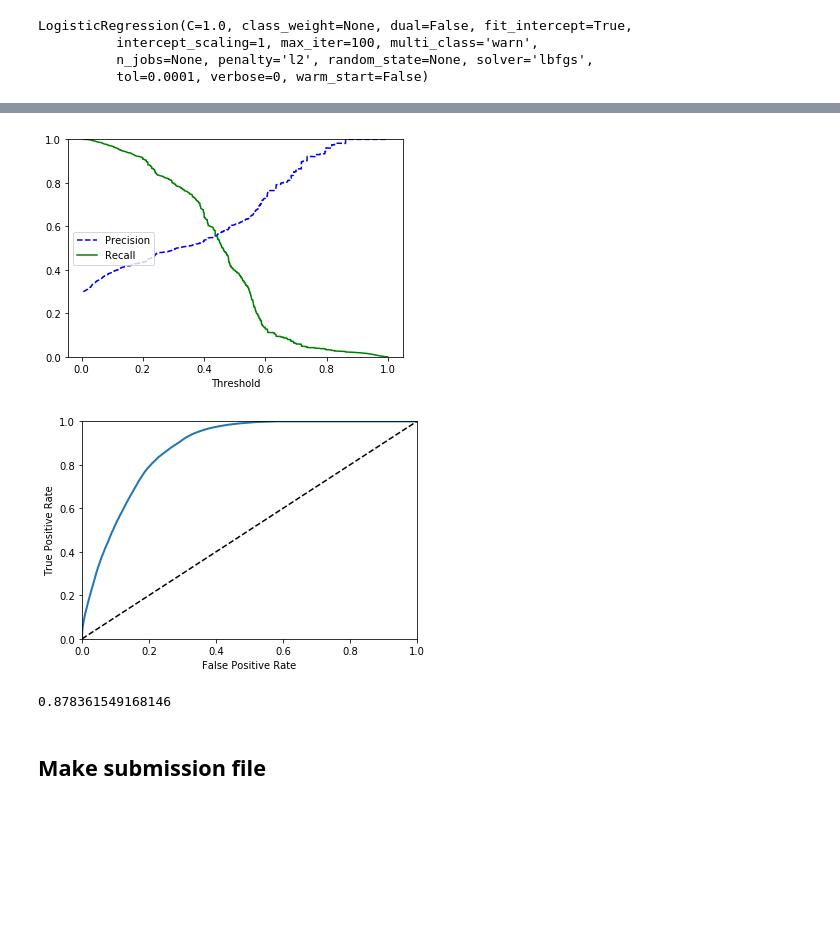
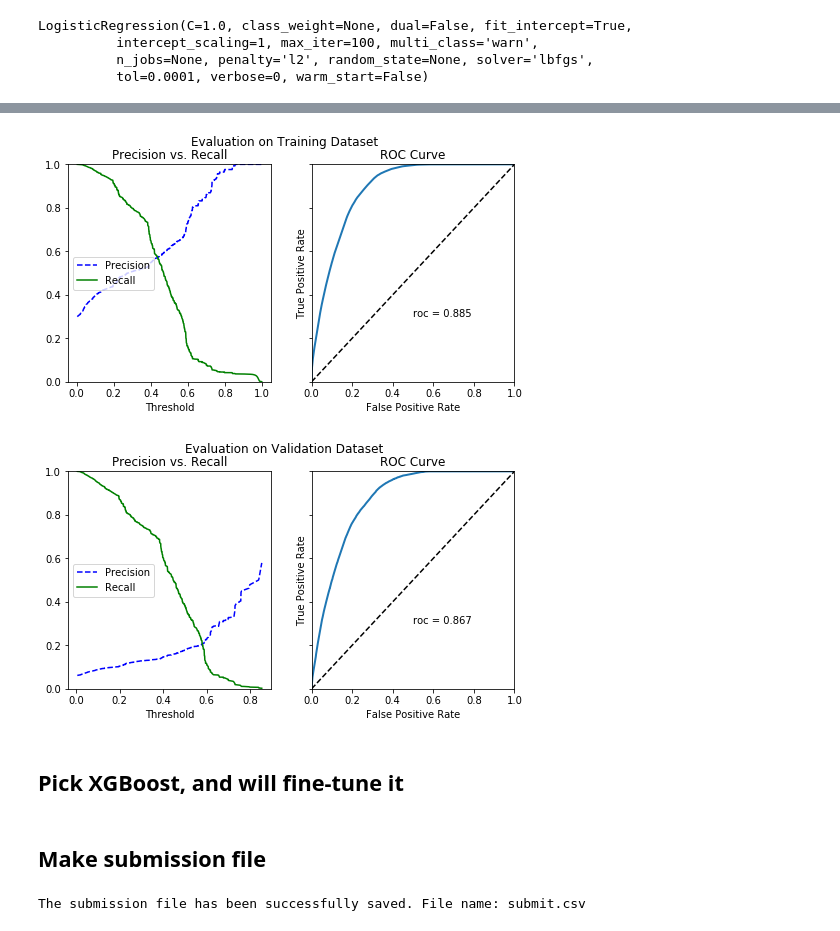
Before and after one commit to superyang713/o2o_competition, a Jupyter notebook: analysis.ipynb, the cells around one changed output, grey strips where cells are left out. Cells and saved outputs as stored; diff of their text form; code cells hidden in the pictures; blank space fills up the shorter version.

```diff
--- a/analysis.ipynb
+++ b/analysis.ipynb
@@ -206,16 +205,15 @@ print(roc_score_log)
 # %%
 params = {
     'objective': 'binary:logistic',
-    'max_depth': 5,
-    'min_child_weight': 5,
-    'learning_rate': 0.2,
-    'silent': False,
-    'n_estimater': 140,
-    'gamma': 0,
+    'max_depth': 20,
+    'min_child_weight': 2,
+    'learning_rate': 0.1,
+    'silent': True,
+    'n_estimater': 500,
+    'gamma': 0.5,
     'subsample': 0.8,
-    'colsample_bytree': 0.8,
+    'colsample_bytree': 0.5,
     'scale_pos_weight': 1,
-    'verbose': False,
 }
 # %%
 xgb_cls = XGBClassifier(**params)
@@ -248,18 +229,7 @@ XGBClassifier(base_score=0.5, booster='gbtree', colsample_bylevel=1,
-# %%
-y_train_scores_xgb = xgb_cls.predict_proba(X_train)[:, 1]
-precisions_xgb, recalls_xgb, thresholds_xgb = precision_recall_curve(
-    y_train, y_train_scores_xgb
-)
-plot_precision_recall_vs_threshold(precisions_xgb, recalls_xgb, thresholds_xgb)
-# %% [output]
-[figure, removed]
-# %%
-fpr_xgb, tpr_xgb, thresholds_xgb = roc_curve(y_train, y_train_scores_xgb)
-plot_roc_curve(fpr_xgb, tpr_xgb)
-# %% [output]
-[figure, removed]
-# %%
-roc_score_xgb = roc_auc_score(y_train, y_train_scores_xgb)
-print(roc_score_xgb)
-# %% [output]
-0.878361549168146
+# %%
+utils.evaluate_model(xgb_cls, X_train, y_train, X_val, y_val, plot_train=True)
+# %% [output]
+[figure, added]
+[figure, added]
+# %% [markdown]
+## Pick XGBoost, and will fine-tune it
@@ -274,0 +240,4 @@ test_copy.to_csv('submit1.csv', index=False, header=False)
+# %%
+utils.create_submission_file(xgb_cls, full_pipeline, filename='submit.csv')
+# %% [output]
+The submission file has been successfully saved. File name: submit.csv
```
Also changed, not shown: parts of 20 cells of this notebook, 3 other files.
